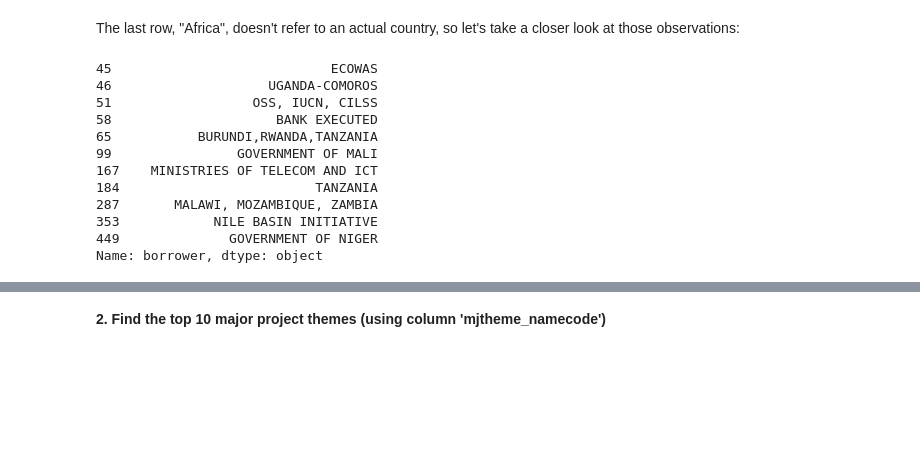
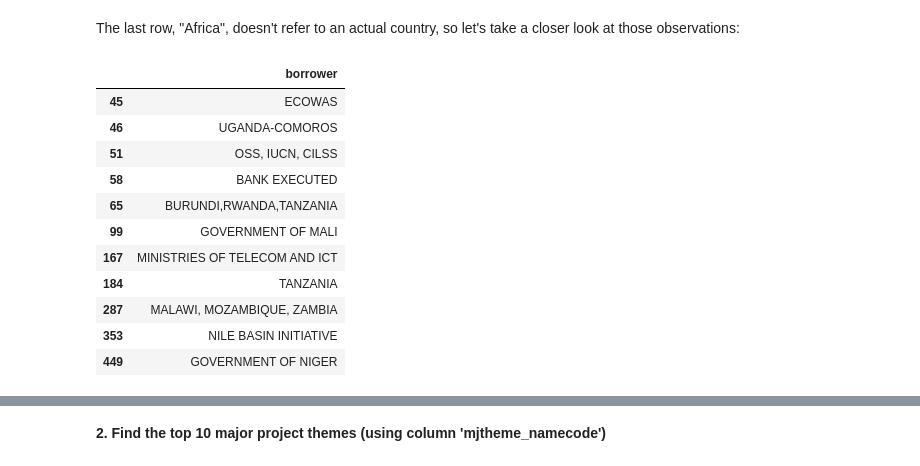
Before and after one commit to tloeber/Springboard, a Jupyter notebook: data_wrangling_json/sliderule_dsi_json_exercise.ipynb, the cells around one changed output, grey strips where cells are left out. Drawn from its saved outputs; the diff is of its cells as text; code cells hidden in the pictures; blank space fills up the shorter version.

```diff
--- a/data_wrangling_json/sliderule_dsi_json_exercise.ipynb
+++ b/data_wrangling_json/sliderule_dsi_json_exercise.ipynb
@@ -174,18 +145,18 @@ Africa                 11
 # %% [markdown]
 The last row, "Africa", doesn't refer to an actual country, so let's take a closer look at those observations:
 # %%
-df.loc[df.countryshortname=='Africa', 'borrower']
+df.loc[df.countryshortname=='Africa', ['borrower']]
 # %% [output]
-45                            ECOWAS
-46                    UGANDA-COMOROS
-51                  OSS, IUCN, CILSS
-58                     BANK EXECUTED
-65           BURUNDI,RWANDA,TANZANIA
-99                GOVERNMENT OF MALI
-167    MINISTRIES OF TELECOM AND ICT
-184                         TANZANIA
-287       MALAWI, MOZAMBIQUE, ZAMBIA
-353            NILE BASIN INITIATIVE
-449              GOVERNMENT OF NIGER
-Name: borrower, dtype: object
+|  | borrower |
+| 45 | ECOWAS |
+| 46 | UGANDA-COMOROS |
+| 51 | OSS, IUCN, CILSS |
+| 58 | BANK EXECUTED |
+| 65 | BURUNDI,RWANDA,TANZANIA |
+| 99 | GOVERNMENT OF MALI |
+| 167 | MINISTRIES OF TELECOM AND ICT |
+| 184 | TANZANIA |
+| 287 | MALAWI, MOZAMBIQUE, ZAMBIA |
+| 353 | NILE BASIN INITIATIVE |
+| 449 | GOVERNMENT OF NIGER |
 # %% [markdown]
```
Also changed, not shown: parts of 15 cells of this notebook.
